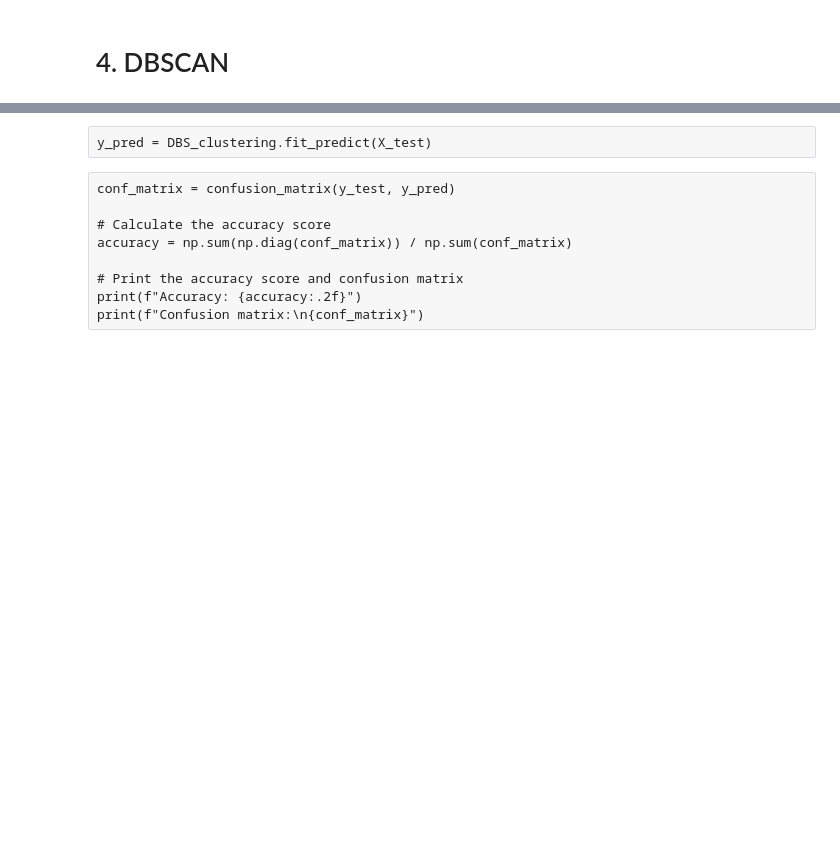
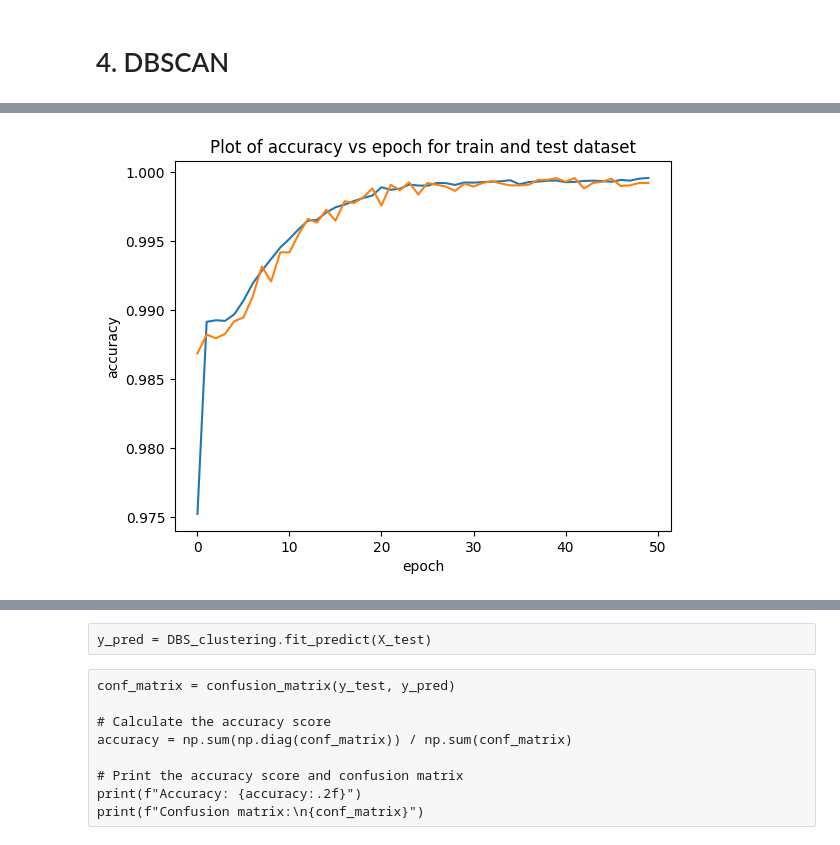
Before and after one commit to tranosa25/Machine-Learning, a Jupyter notebook: LAB5_DBSCAN.ipynb, the cells around one changed output, grey strips where cells are left out. Cells and saved outputs as stored; diff of their text form; code cells hidden in the pictures; blank space fills up the shorter version.

```diff
--- a/LAB5_DBSCAN.ipynb
+++ b/LAB5_DBSCAN.ipynb
@@ -378,0 +391,3 @@ plt.show()
+# %%
+YDoS_train = DoS_df['intrusion']
+XDoS_train = DoS_df.drop(labels= ['intrusion'], axis=1)
@@ -378,0 +401,32 @@ plt.show()
+# %%
+# reshape input to be [samples, time steps, features]
+XDoS_train = np.reshape(XDoS_train, ( XDoS_train.shape[0], XDoS_train.shape[1],1 ))
+XDoS_test = np.reshape(XDoS_test, ( XDoS_test.shape[0],  XDoS_test.shape[1],1 ))
+# %%
+# create CNN model
+model1 = Sequential()
+
+# add convolutional layer with 32 filters, kernel size of 3x3 and activation function ReLU
+model1.add(Conv1D(32, kernel_size=3,activation='relu', input_shape=( XDoS_train.shape[1],XDoS_train.shape[2])))
+
+# add max pooling layer
+model1.add(MaxPool1D(pool_size=3))
+
+# add flatten layer to convert output of convolutional layer to 1D array
+model1.add(Flatten())
+
+
+# add dense layer with 128 neurons and activation function ReLU
+model1.add(Dense(128, activation='relu'))
+
+# add dropout layer with rate of 0.2 to prevent overfitting
+model1.add(Dropout(0.2))
+
+# add output layer with 1 neuron and sigmoid activation function for binary classification
+model1.add(Dense(1, activation='sigmoid'))
+
+# compile model with binary crossentropy loss function and Adam optimizer
+model1.compile(loss='binary_crossentropy', optimizer='adam', metrics=['accuracy'])
+
+# print model summary
+model1.summary()
@@ -378,0 +451,2 @@ plt.show()
+# %%
+history1 = model1.fit(XDoS_train, YDoS_train, batch_size=1024, epochs=50, validation_data=(XDoS_test, YDoS_test))
@@ -378,0 +479,10 @@ plt.show()
+# %%
+# Plot of accuracy vs epoch for train and test dataset
+plt.plot(history1.history['accuracy'])
+plt.plot(history1.history['val_accuracy'])
+plt.title("Plot of accuracy vs epoch for train and test dataset")
+plt.ylabel('accuracy')
+plt.xlabel('epoch')
+plt.show()
+# %% [output]
+[figure, added]
```
Also changed, not shown: parts of 47 cells of this notebook, 3 other files.
